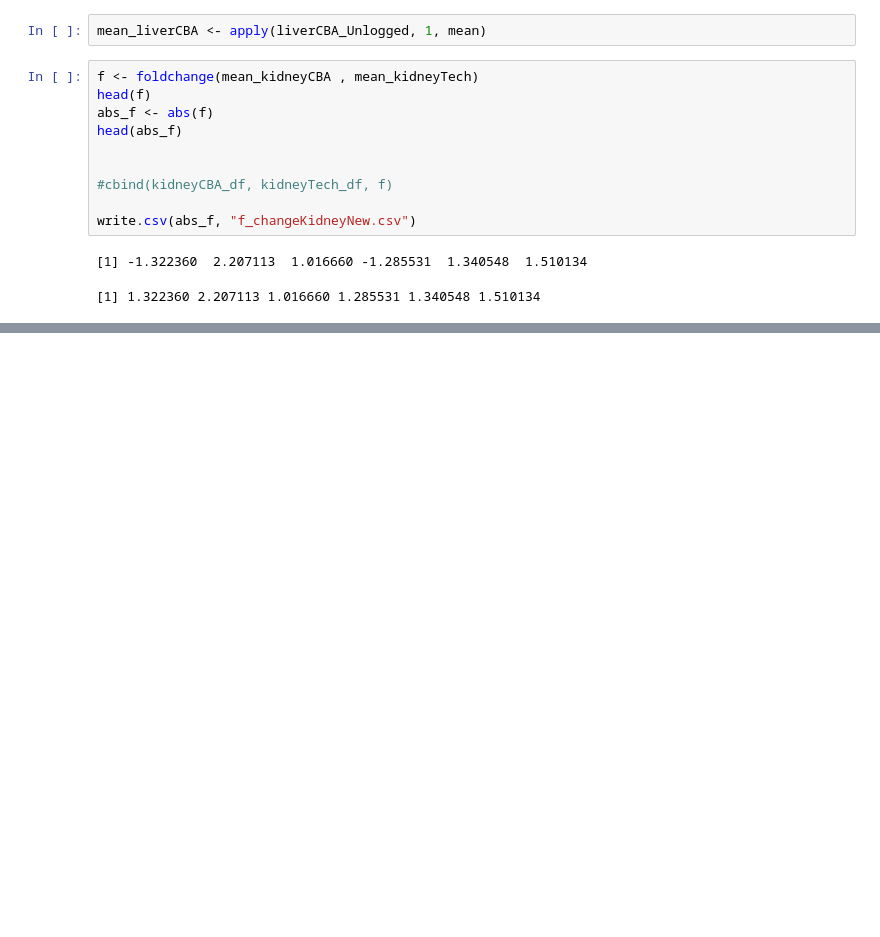
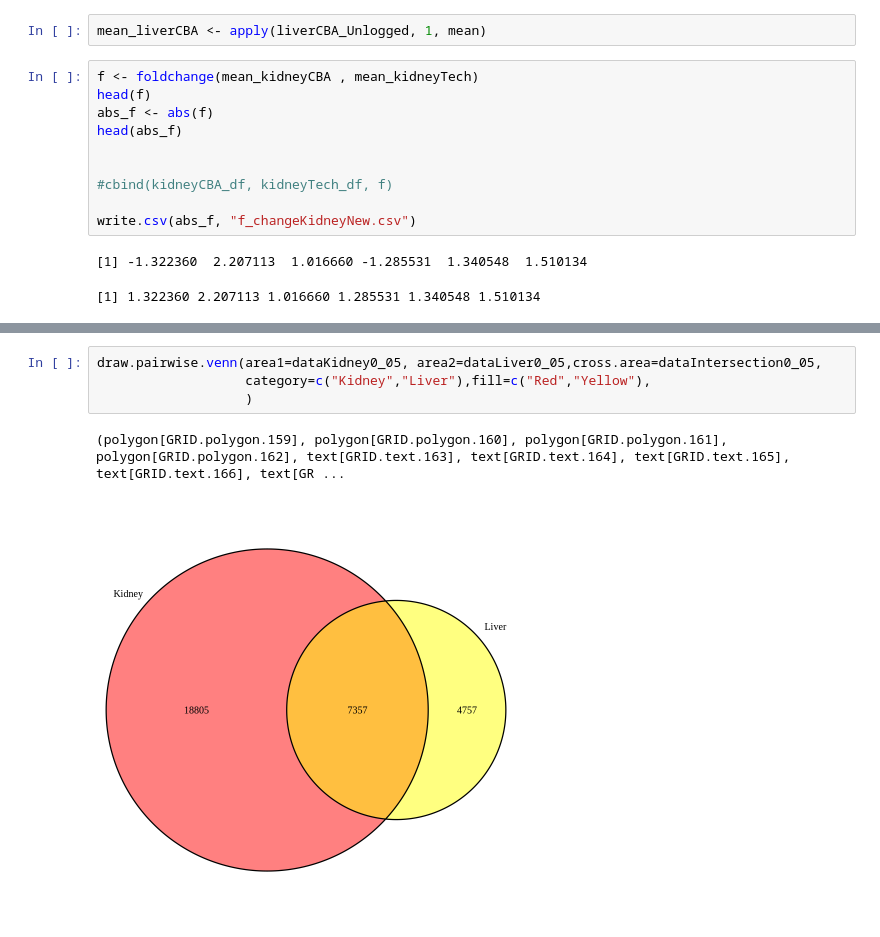
Before and after one commit to almedida/thesis, a Jupyter notebook: t_test.ipynb, the cells around one changed output, grey strips where cells are left out. Drawn from its saved outputs; the diff is of its cells as text; blank space fills up the shorter version.

```diff
--- a/t_test.ipynb
+++ b/t_test.ipynb
@@ -131,0 +201,7 @@ write.csv(abs_f, "f_changeKidneyNew.csv")
+# %%
+draw.pairwise.venn(area1=dataKidney0_05, area2=dataLiver0_05,cross.area=dataIntersection0_05,
+                   category=c("Kidney","Liver"),fill=c("Red","Yellow"),
+                   )
+# %% [output]
+(polygon[GRID.polygon.159], polygon[GRID.polygon.160], polygon[GRID.polygon.161], polygon[GRID.polygon.162], text[GRID.text.163], text[GRID.text.164], text[GRID.text.165], text[GRID.text.166], text[GR ...
+[figure, added]
```
Also changed, not shown: parts of 11 cells of this notebook.
